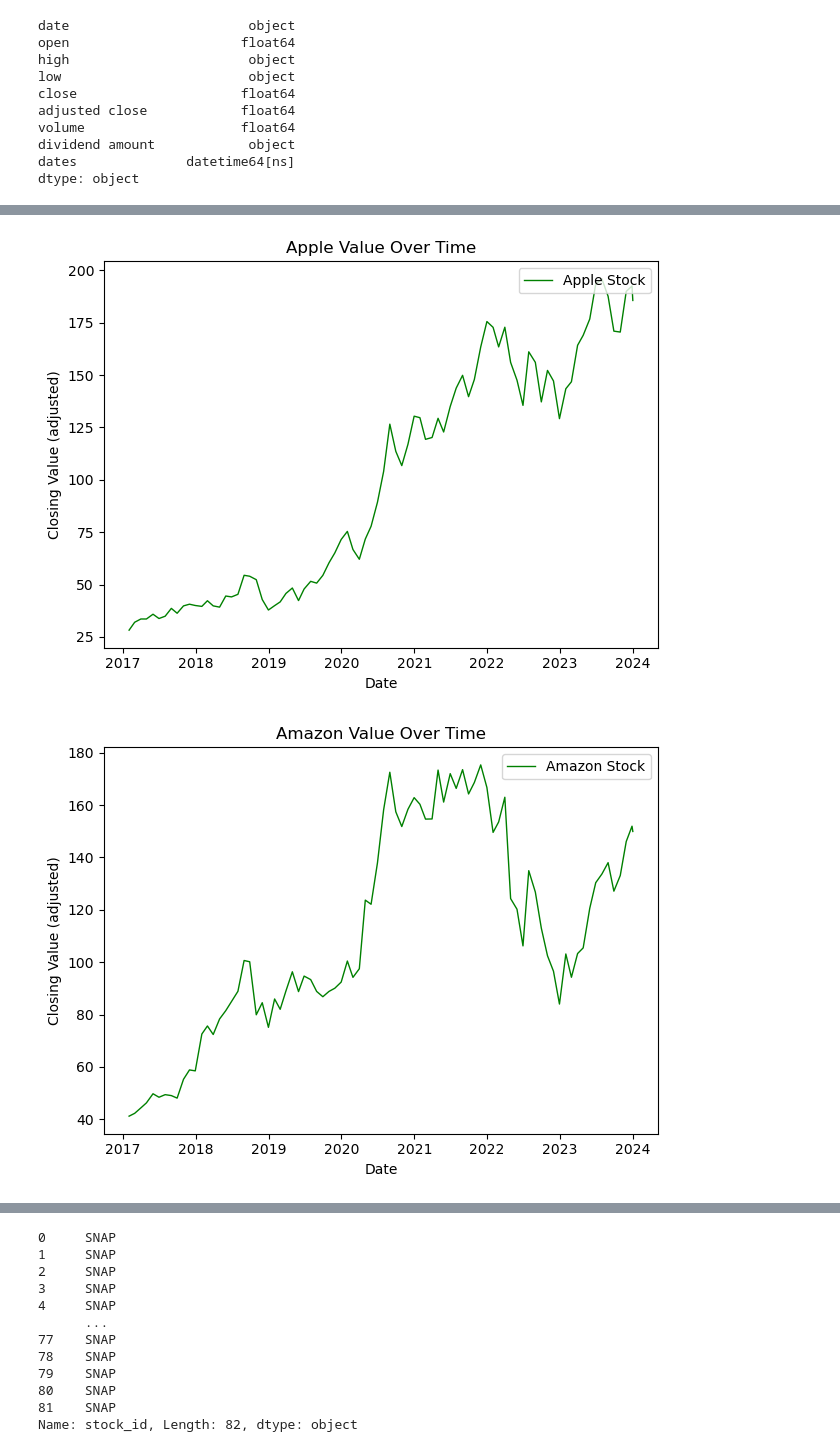
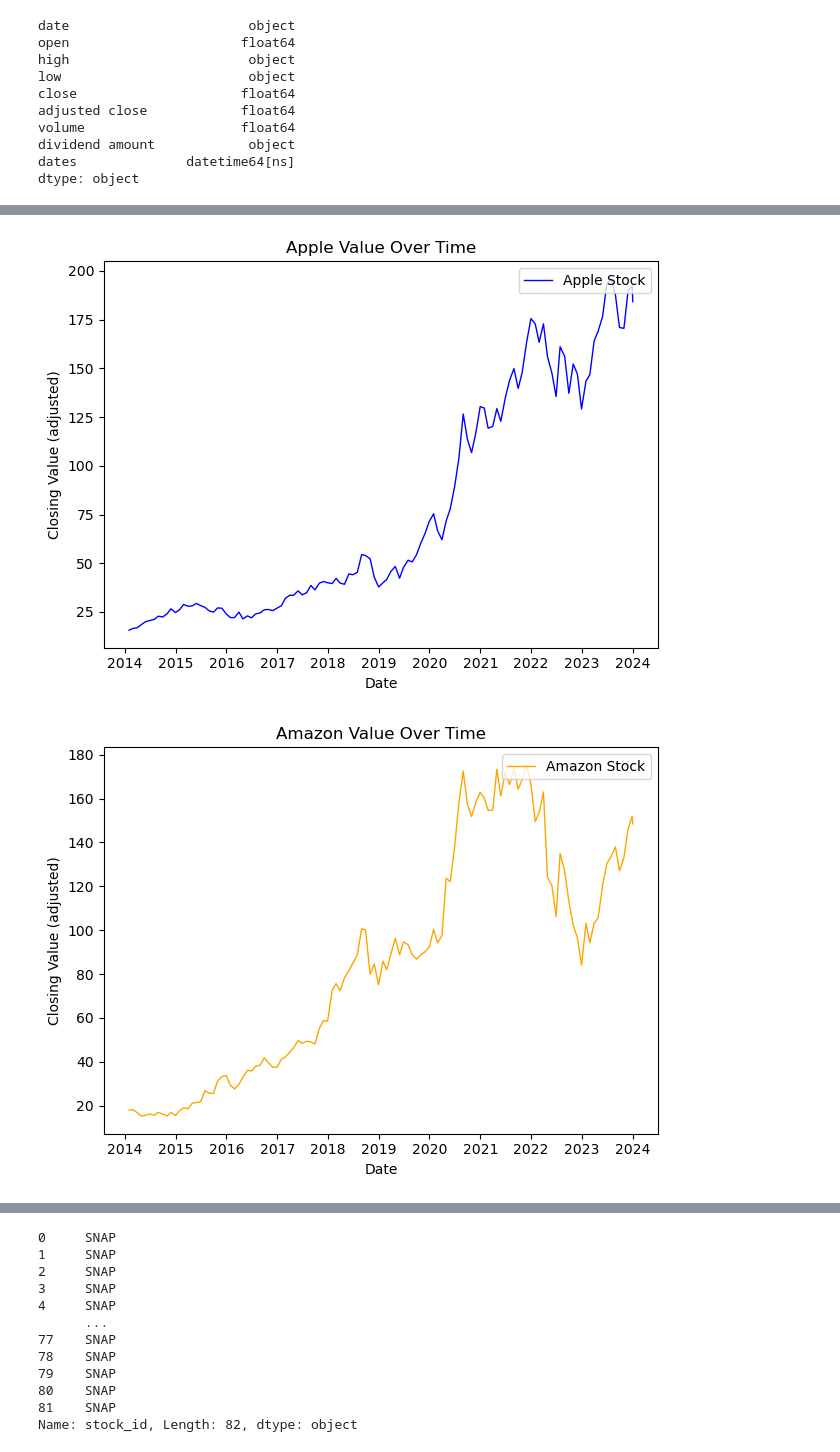
Before and after one commit to emmarush24/Data-Project-3, a Jupyter notebook: Data-Project-3.ipynb, the cells around one changed output, grey strips where cells are left out. Cells and saved outputs as stored; diff of their text form; code cells hidden in the pictures.

```diff
--- a/Data-Project-3.ipynb
+++ b/Data-Project-3.ipynb
@@ -279,6 +278,6 @@ dividend amount            object
 dates              datetime64[ns]
 dtype: object
 # %%
-amazon = amazon.loc[amazon["dates"] > "2017-01-01"]
+amazon = amazon.loc[amazon["dates"] > "2014-01-01"]
 amazon["dates"]
 # %% [output]
@@ -451,7 +477,7 @@ fig, ax1 = plt.subplots()
 x_axis = apple['dates']
 y_axis = apple["adjusted close"]
 
-AppleChange, = plt.plot(x_axis, y_axis, linewidth=1, color='g', label="Apple Stock")
+AppleChange, = plt.plot(x_axis, y_axis, linewidth=1, color='b', label="Apple Stock")
 plt.title("Apple Value Over Time")
 plt.xlabel("Date")
 plt.ylabel("Closing Value (adjusted)")
@@ -461,21 +487,21 @@ plt.legend(handles=[AppleChange], loc="upper right")
 fig.tight_layout()
 plt.show()
 # %% [output]
-[figure, old version]
+[figure, new version]
 # %%
 fig, ax1 = plt.subplots()
 
 x_axis = amazon['dates']
 y_axis = amazon["adjusted close"]
 
-AmazonChange, = plt.plot(x_axis, y_axis, linewidth=1, color='g', label="Amazon Stock")
+AmazonChange, = plt.plot(x_axis, y_axis, linewidth=1, color='orange', label="Amazon Stock")
 plt.title("Amazon Value Over Time")
 plt.xlabel("Date")
 plt.ylabel("Closing Value (adjusted)")
 
 plt.legend(handles=[AmazonChange], loc="upper right")
 
 fig.tight_layout()
 plt.show()
 # %% [output]
-[figure, old version]
+[figure, new version]
```
Also changed, not shown: parts of 45 cells of this notebook, 1 other file.
